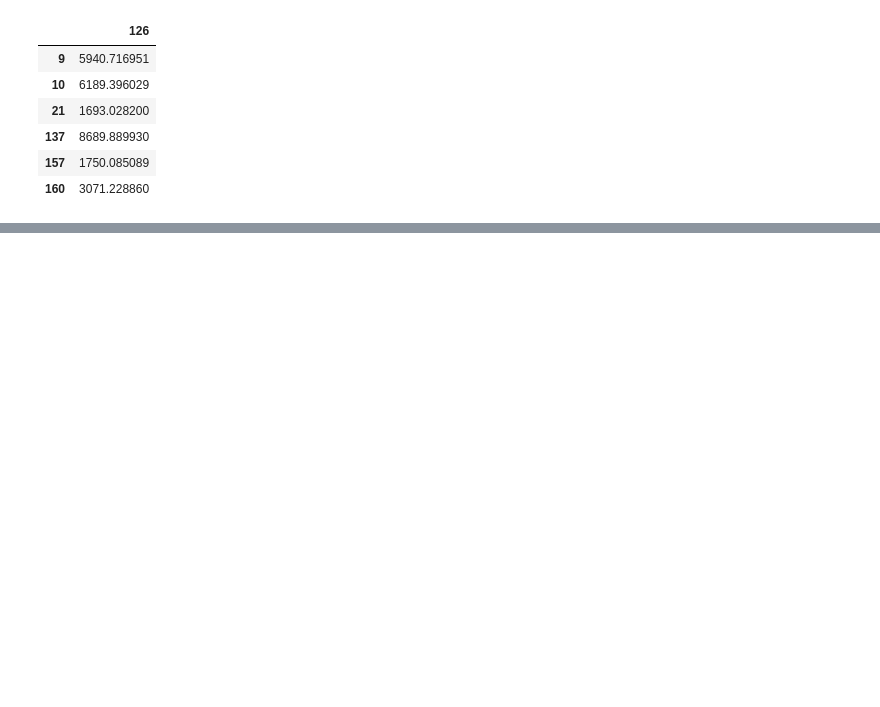
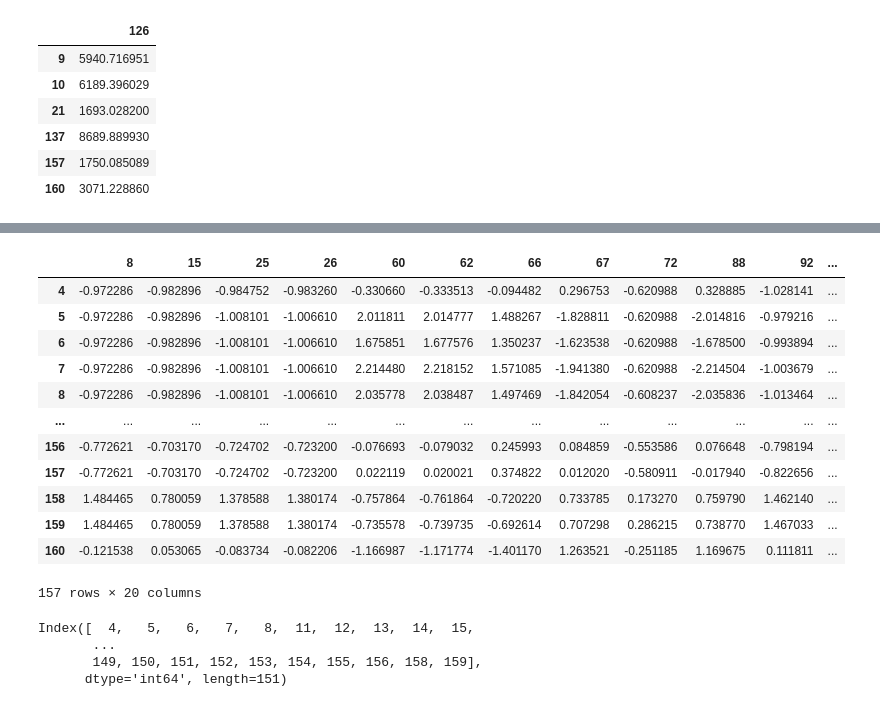
Before and after one commit to adomakor412/MSNT_Thesis_ML_CE, a Jupyter notebook: dfexp_prediction.ipynb, the cells around one changed output, grey strips where cells are left out. Drawn from its saved outputs; the diff is of its cells as text; code cells hidden in the pictures; blank space fills up the shorter version.

```diff
--- a/dfexp_prediction.ipynb
+++ b/dfexp_prediction.ipynb
@@ -1453,0 +1755,6 @@ sum_F_pred = sum(df_Failed_F['76']<df_Failed_Output
+# %%
+df_Dim = dfexp[dim_anal_col_str]
+# %%
+scaler = StandardScaler()
+dim_standardized_features = scaler.fit_transform(df_Dim)
+dim_standardized_features
@@ -1453,0 +1775,25 @@ sum_F_pred = sum(df_Failed_F['76']<df_Failed_Output
+# %%
+df_dim_standard = pd.DataFrame(dim_standardized_features, index = dfexp.index, columns = dim_anal_col_str)
+df_dim_standard
+# %% [output]
+|  | 8 | 15 | 25 | 26 | 60 | 62 | 66 | 67 | 72 | 88 | 92 | ... |
+| 4 | -0.972286 | -0.982896 | -0.984752 | -0.983260 | -0.330660 | -0.333513 | -0.094482 | 0.296753 | -0.620988 | 0.328885 | -1.028141 | ... |
+| 5 | -0.972286 | -0.982896 | -1.008101 | -1.006610 | 2.011811 | 2.014777 | 1.488267 | -1.828811 | -0.620988 | -2.014816 | -0.979216 | ... |
+| 6 | -0.972286 | -0.982896 | -1.008101 | -1.006610 | 1.675851 | 1.677576 | 1.350237 | -1.623538 | -0.620988 | -1.678500 | -0.993894 | ... |
+| 7 | -0.972286 | -0.982896 | -1.008101 | -1.006610 | 2.214480 | 2.218152 | 1.571085 | -1.941380 | -0.620988 | -2.214504 | -1.003679 | ... |
+| 8 | -0.972286 | -0.982896 | -1.008101 | -1.006610 | 2.035778 | 2.038487 | 1.497469 | -1.842054 | -0.608237 | -2.035836 | -1.013464 | ... |
+| ... | ... | ... | ... | ... | ... | ... | ... | ... | ... | ... | ... | ... |
+| 156 | -0.772621 | -0.703170 | -0.724702 | -0.723200 | -0.076693 | -0.079032 | 0.245993 | 0.084859 | -0.553586 | 0.076648 | -0.798194 | ... |
+| 157 | -0.772621 | -0.703170 | -0.724702 | -0.723200 | 0.022119 | 0.020021 | 0.374822 | 0.012020 | -0.580911 | -0.017940 | -0.822656 | ... |
+| 158 | 1.484465 | 0.780059 | 1.378588 | 1.380174 | -0.757864 | -0.761864 | -0.720220 | 0.733785 | 0.173270 | 0.759790 | 1.462140 | ... |
+| 159 | 1.484465 | 0.780059 | 1.378588 | 1.380174 | -0.735578 | -0.739735 | -0.692614 | 0.707298 | 0.286215 | 0.738770 | 1.467033 | ... |
+| 160 | -0.121538 | 0.053065 | -0.083734 | -0.082206 | -1.166987 | -1.171774 | -1.401170 | 1.263521 | -0.251185 | 1.169675 | 0.111811 | ... |
+157 rows × 20 columns
+# %%
+pass_index = dfexp[dfexp['76'] >dfexp['126']].index
+pass_index
+# %% [output]
+Index([  4,   5,   6,   7,   8,  11,  12,  13,  14,  15,
+       ...
+       149, 150, 151, 152, 153, 154, 155, 156, 158, 159],
+      dtype='int64', length=151)
```
Also changed, not shown: parts of 47 cells of this notebook.
